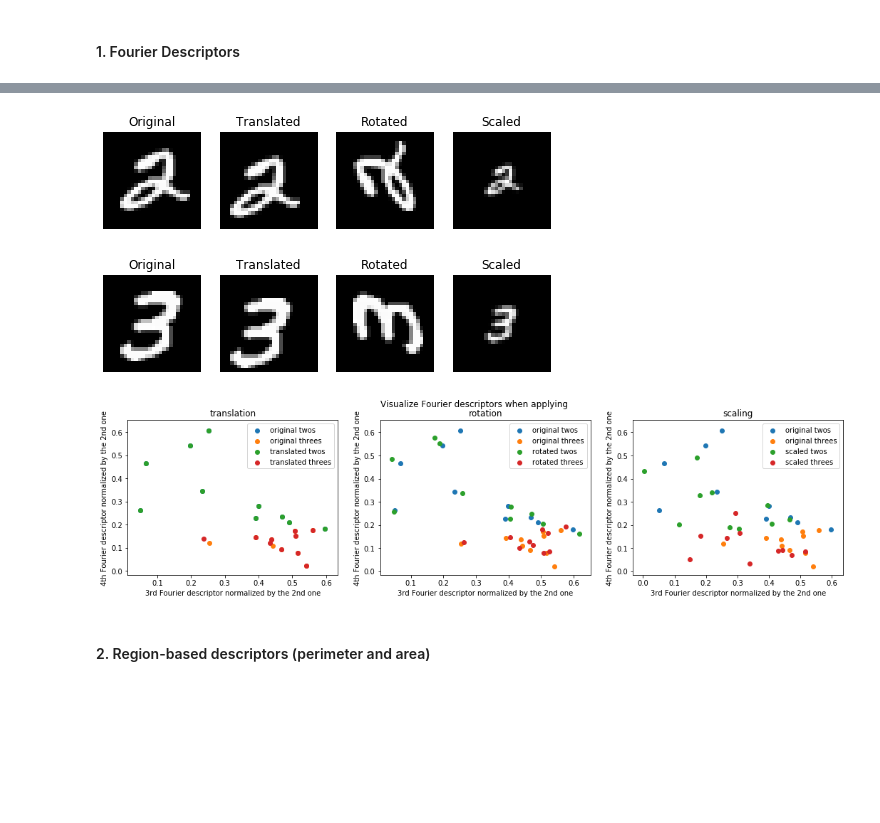
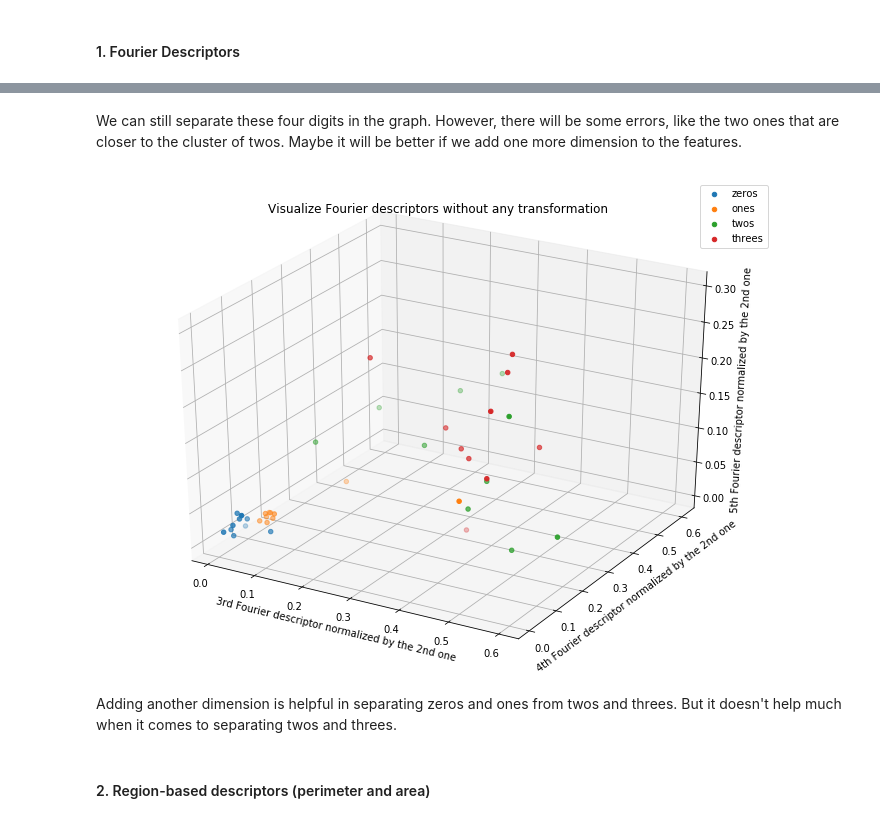
Before and after one commit to yehchunhung/iapr-2020, a Jupyter notebook: labs/lab_02_object_description_kuan.ipynb, the cells around one changed output, grey strips where cells are left out. Saved outputs shown, nothing was run; the diff lists cells and outputs as text; code cells hidden in the pictures; blank space fills up the shorter version.

```diff
--- a/labs/lab_02_object_description_kuan.ipynb
+++ b/labs/lab_02_object_description_kuan.ipynb
@@ -381,36 +394,48 @@ scaled_threes_im = np.array(list(map(lambda im: custom_rescale(im, 0.5), threes_
-# %%
-# show example images after the transformation
-plot_name = ['Original', 'Translated', 'Rotated', 'Scaled']
-all_twos_im = [twos_im, translated_twos_im, rotated_twos_im, scaled_twos_im]
-all_threes_im = [threes_im, translated_threes_im, rotated_threes_im, scaled_threes_im]
-fig, axes = plt.subplots(1, 4, figsize=(8, 2))
-for i in range(4):
-    axes[i].imshow(all_twos_im[i][0], cmap='gray')
-    axes[i].set_title(plot_name[i])
-    axes[i].axis('off')
-plt.show()
-
-fig, axes = plt.subplots(1, 4, figsize=(8, 2))
-for i in range(4):
-    axes[i].imshow(all_threes_im[i][0], cmap='gray')
-    axes[i].set_title(plot_name[i])
-    axes[i].axis('off')
-plt.show()
-# %% [output]
-[figure, removed]
-[figure, removed]
+# %% [markdown]
+We can still separate these four digits in the graph. However, there will be some errors, like the two ones that are closer to the cluster of twos. Maybe it will be better if we add one more dimension to the features.
+# %%
+def compute_3d_fourier_descriptors(im):
+    """Compute 3-dimensional Fourier descriptors."""
+    im = preprocessing(im)
+    contour = find_contour(im)
+    # convert to complex numbers
+    points = contour[:, 1] + 1j * contour[:, 0]
+    descriptors = np.fft.fft(points)
+    # normalize the third, forth and fifth coefficients by the second one
+    features = abs(descriptors[2:5]) / abs(descriptors[1])
+    return features
+# %%
+from mpl_toolkits.mplot3d import Axes3D
+
+def plot_3d_graph_without_transform(feat_func, title, xlabel, ylabel, zlabel):
+    """Plot features on a 2D graph wihtout applying any transformation (for 4 digits)."""
+    zeros_feat = np.array(list(map(feat_func, zeros_im)))
+    ones_feat = np.array(list(map(feat_func, ones_im)))
+    twos_feat = np.array(list(map(feat_func, twos_im)))
+    threes_feat = np.array(list(map(feat_func, threes_im)))
+    fig = plt.figure(figsize=(12, 9))
+    ax = fig.add_subplot(111, projection='3d')
+    ax.scatter(zeros_feat[:, 0], zeros_feat[:, 1], zeros_feat[:, 2], label='zeros')
+    ax.scatter(ones_feat[:, 0], ones_feat[:, 1], ones_feat[:, 2], label='ones')
+    ax.scatter(twos_feat[:, 0], twos_feat[:, 1], twos_feat[:, 2], label='twos')
+    ax.scatter(threes_feat[:, 0], threes_feat[:, 1], threes_feat[:, 2], label='threes')
+    plt.legend(loc='best')
+    plt.title(title)
+    ax.set_xlabel(xlabel)
+    ax.set_ylabel(ylabel)
+    ax.set_zlabel(zlabel)
+    plt.show()
 # %%
-plot_2d_graph_with_transformation(
-    compute_fourier_descriptors,
-    twos_im, threes_im,
-    translated_twos_im, translated_threes_im,
-    rotated_twos_im, rotated_threes_im,
-    scaled_twos_im, scaled_threes_im,
-    'twos', 'threes',
+plot_3d_graph_without_transform(
+    compute_3d_fourier_descriptors,
+    'Visualize Fourier descriptors without any transformation',
     xlabel='3rd Fourier descriptor normalized by the 2nd one',
-    ylabel='4th Fourier descriptor normalized by the 2nd one'
+    ylabel='4th Fourier descriptor normalized by the 2nd one',
+    zlabel='5th Fourier descriptor normalized by the 2nd one'
 )
 # %% [output]
-[figure, old version]
+[figure, new version]
+# %% [markdown]
+Adding another dimension is helpful in separating zeros and ones from twos and threes. But it doesn't help much when it comes to separating twos and threes.
 # %% [markdown]
 #### 2. Region-based descriptors (perimeter and area)
```
Also changed, not shown: parts of 40 cells of this notebook.
